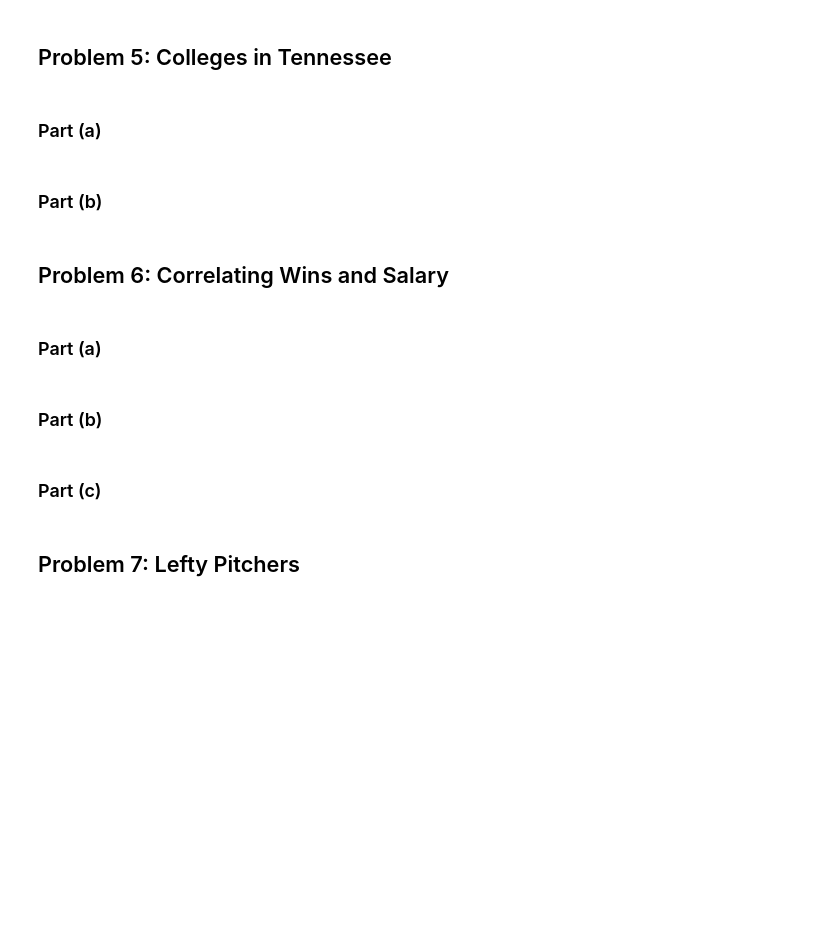
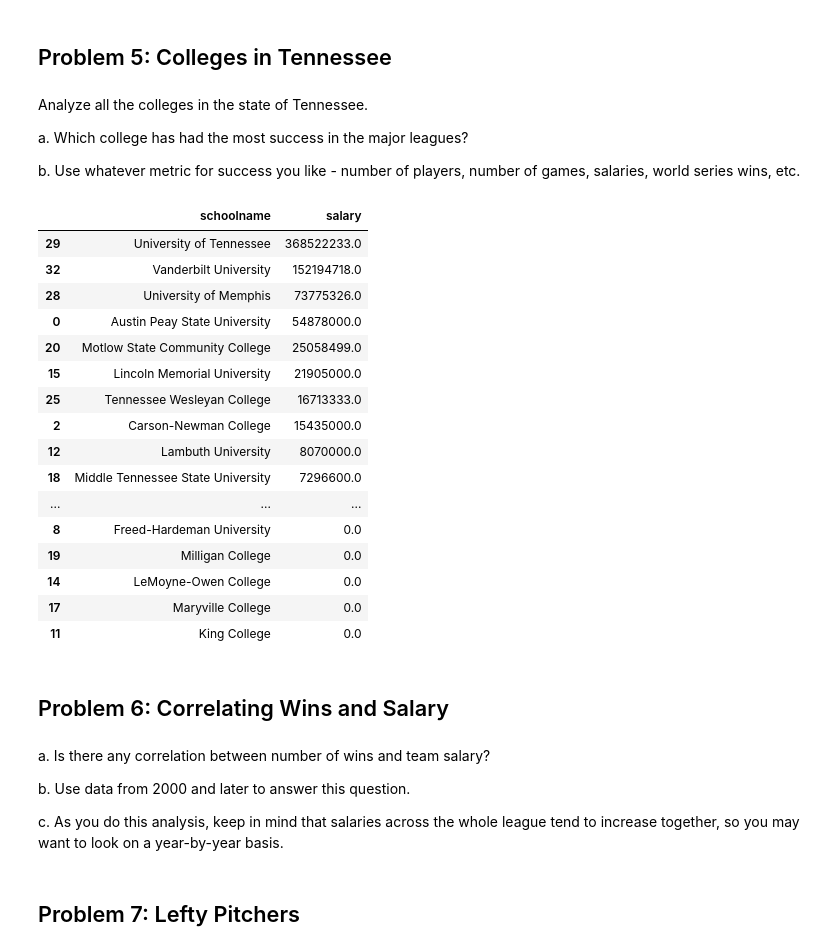
Before and after one commit to jrioross/lahman-baseball-python, a Jupyter notebook: lahman_python.ipynb, the cells around one changed output. Drawn from its saved outputs; the diff is of its cells as text; code cells hidden in the pictures; blank space fills up the shorter version.

```diff
--- a/lahman_python.ipynb
+++ b/lahman_python.ipynb
@@ -338,15 +325,53 @@ print(TSN_ALNL_complete)
 # Bonus
 # %% [markdown]
 ## Problem 5: Colleges in Tennessee
-# %% [markdown]
-### Part (a)
-# %% [markdown]
-### Part (b)
+# %% [markdown]
+Analyze all the colleges in the state of Tennessee.
+
+a. Which college has had the most success in the major leagues?
+
+b. Use whatever metric for success you like - number of players, number of games, salaries, world series wins, etc.
+# %%
+#filter for schools in TN
+TN_schools = schools[schools['schoolstate'] == 'TN']
+
+#merge to collegeplaying, drop yearid to avoid duplication
+TNcp = pd.merge(TN_schools, collegeplaying, how = 'inner', on = 'schoolid')
+TNcp.drop('yearid', axis = 'columns', inplace = True)
+TNcp = TNcp.drop_duplicates()
+
+#merge to people and then salaries
+TNpeople = pd.merge(TNcp, people, how = 'inner', on = 'playerid')
+TN_sal = TNpeople.merge(salaries, how = 'left', on = 'playerid')
+
+#sub-df to relevant columns
+TN_sal2 = TN_sal[['schoolname', 'playerid', 'yearid', 'salary']]
+
+#sum salaries by schoolname, sort descending
+TN_sal2.groupby('schoolname', as_index = False)['salary'].sum().sort_values('salary', ascending = False)
+# %% [output]
+|  | schoolname | salary |
+| 29 | University of Tennessee | 368522233.0 |
+| 32 | Vanderbilt University | 152194718.0 |
+| 28 | University of Memphis | 73775326.0 |
+| 0 | Austin Peay State University | 54878000.0 |
+| 20 | Motlow State Community College | 25058499.0 |
+| 15 | Lincoln Memorial University | 21905000.0 |
+| 25 | Tennessee Wesleyan College | 16713333.0 |
+| 2 | Carson-Newman College | 15435000.0 |
+| 12 | Lambuth University | 8070000.0 |
+| 18 | Middle Tennessee State University | 7296600.0 |
+| ... | ... | ... |
+| 8 | Freed-Hardeman University | 0.0 |
+| 19 | Milligan College | 0.0 |
+| 14 | LeMoyne-Owen College | 0.0 |
+| 17 | Maryville College | 0.0 |
+| 11 | King College | 0.0 |
 # %% [markdown]
 ## Problem 6: Correlating Wins and Salary
-# %% [markdown]
-### Part (a)
-# %% [markdown]
-### Part (b)
-# %% [markdown]
-### Part (c)
+# %% [markdown]
+a. Is there any correlation between number of wins and team salary?
+
+b. Use data from 2000 and later to answer this question.
+
+c. As you do this analysis, keep in mind that salaries across the whole league tend to increase together, so you may want to look on a year-by-year basis.
```
Also changed, not shown: parts of 3 cells of this notebook.
